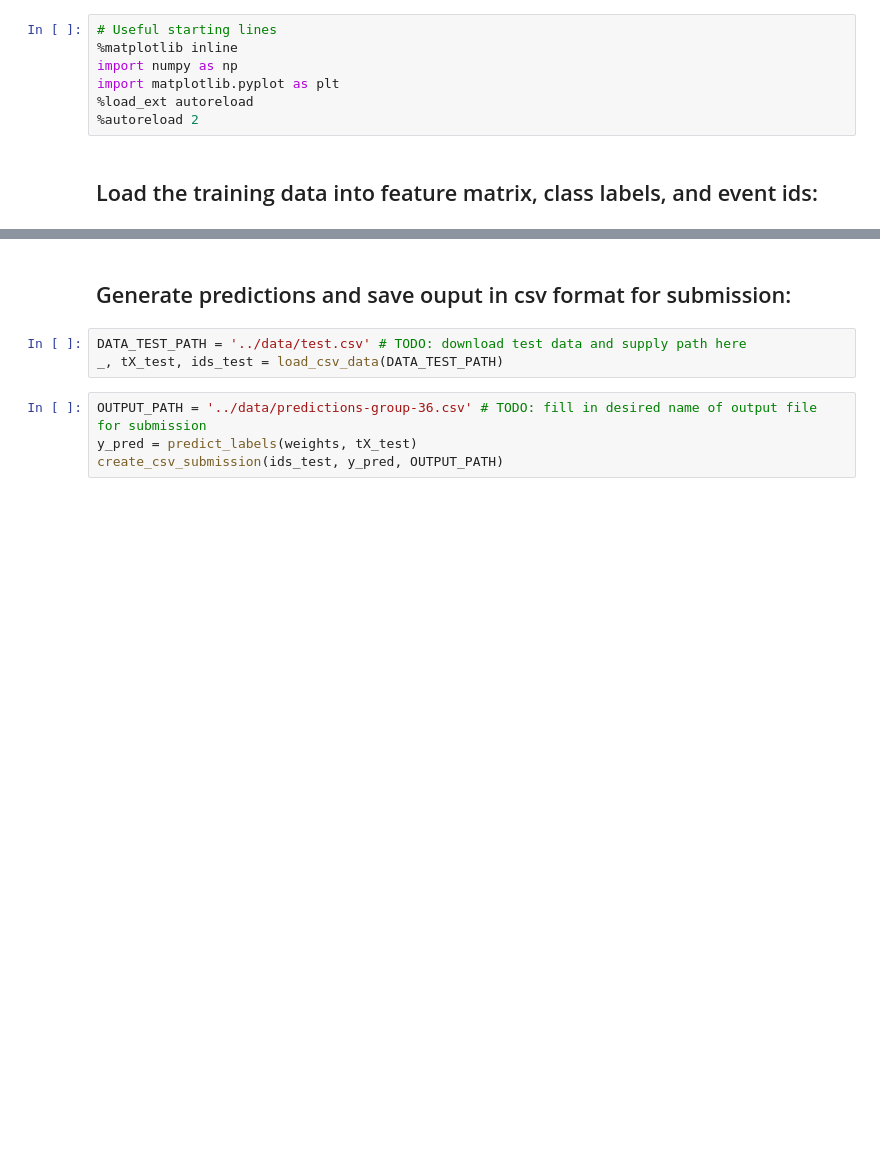
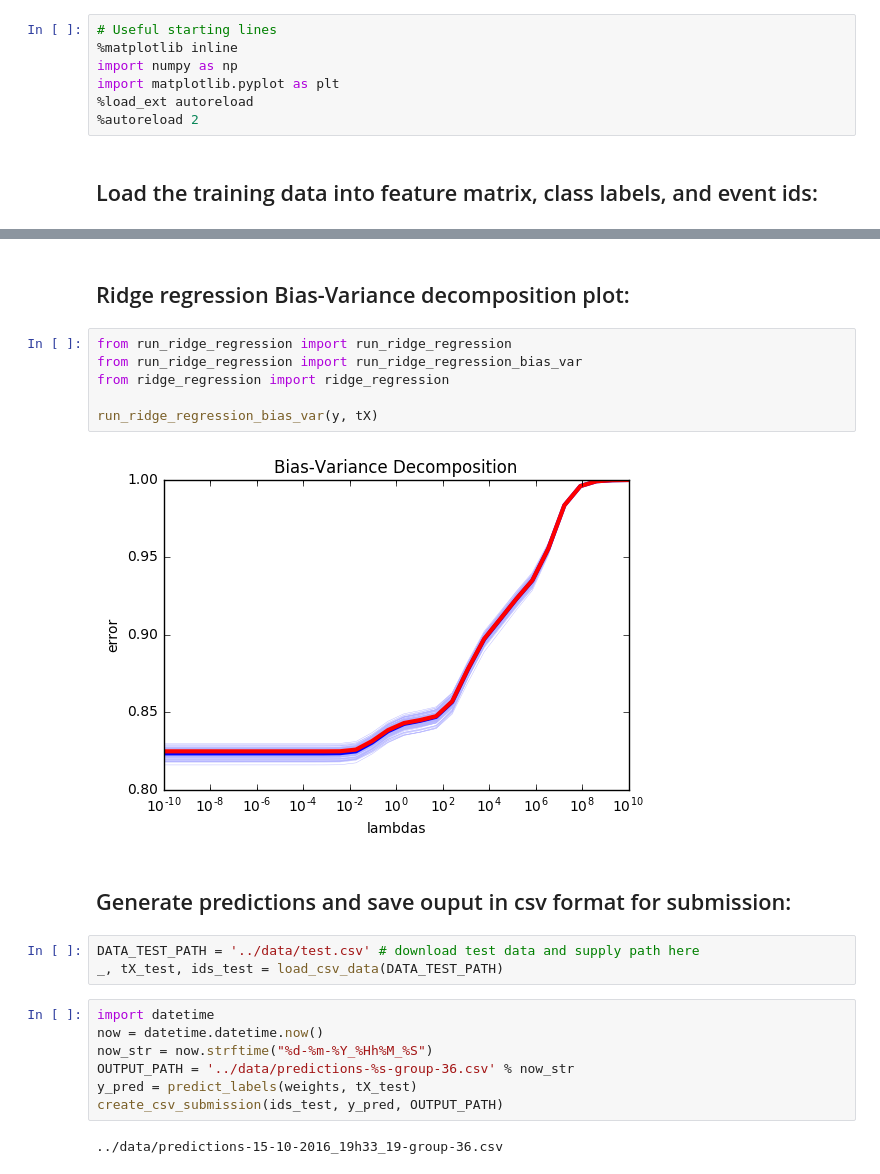
Before and after one commit to michaelheiniger/pcml-project1, a Jupyter notebook: python/project1.ipynb, the cells around one changed output, grey strips where cells are left out. Saved outputs shown, nothing was run; the diff lists cells and outputs as text; blank space fills up the shorter version.

```diff
--- a/python/project1.ipynb
+++ b/python/project1.ipynb
@@ -26,9 +41,24 @@ print(tX)
+# %% [markdown]
+## Ridge regression Bias-Variance decomposition plot:
+# %%
+from run_ridge_regression import run_ridge_regression
+from run_ridge_regression import run_ridge_regression_bias_var
+from ridge_regression import ridge_regression
+
+run_ridge_regression_bias_var(y, tX)
+# %% [output]
+[figure, added]
 # %% [markdown]
 ## Generate predictions and save ouput in csv format for submission:
 # %%
-DATA_TEST_PATH = '../data/test.csv' # TODO: download test data and supply path here
+DATA_TEST_PATH = '../data/test.csv' # download test data and supply path here
 _, tX_test, ids_test = load_csv_data(DATA_TEST_PATH)
 # %%
-OUTPUT_PATH = '../data/predictions-group-36.csv' # TODO: fill in desired name of output file for submission
+import datetime
+now = datetime.datetime.now()
+now_str = now.strftime("%d-%m-%Y_%Hh%M_%S")
+OUTPUT_PATH = '../data/predictions-%s-group-36.csv' % now_str
 y_pred = predict_labels(weights, tX_test)
 create_csv_submission(ids_test, y_pred, OUTPUT_PATH)
+# %% [output]
+../data/predictions-15-10-2016_19h33_19-group-36.csv
```
Also changed, not shown: parts of 6 cells of this notebook, 8 other files.
